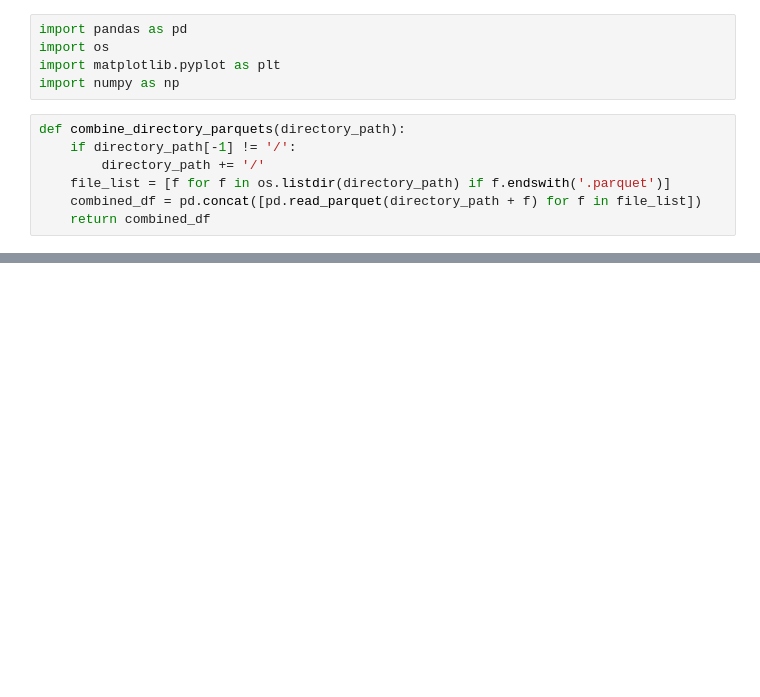
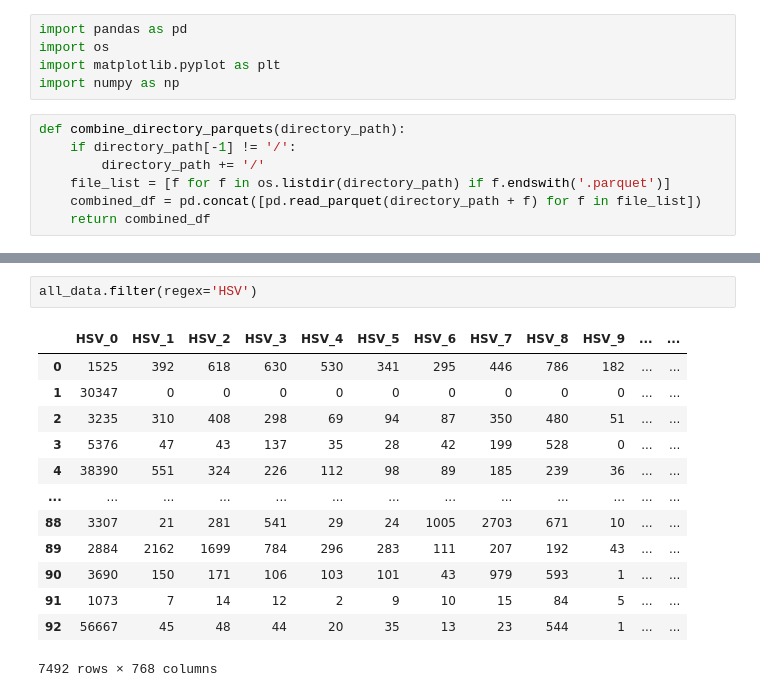
Before and after one commit to ijyliu/computer-vision-project, a Jupyter notebook: Code/Feature Construction/Color Histograms/avg-HSV-plot.ipynb, the cells around one changed output, grey strips where cells are left out. Saved outputs shown, nothing was run; the diff lists cells and outputs as text; blank space fills up the shorter version.

```diff
--- a/Code/Feature Construction/Color Histograms/avg-HSV-plot.ipynb
+++ b/Code/Feature Construction/Color Histograms/avg-HSV-plot.ipynb
@@ -83,0 +38,16 @@ plot_hsv_histograms(hsv_aggregated_data)
+# %%
+all_data.filter(regex='HSV')
+# %% [output]
+|  | HSV_0 | HSV_1 | HSV_2 | HSV_3 | HSV_4 | HSV_5 | HSV_6 | HSV_7 | HSV_8 | HSV_9 | ... | ... |
+| 0 | 1525 | 392 | 618 | 630 | 530 | 341 | 295 | 446 | 786 | 182 | ... | ... |
+| 1 | 30347 | 0 | 0 | 0 | 0 | 0 | 0 | 0 | 0 | 0 | ... | ... |
+| 2 | 3235 | 310 | 408 | 298 | 69 | 94 | 87 | 350 | 480 | 51 | ... | ... |
+| 3 | 5376 | 47 | 43 | 137 | 35 | 28 | 42 | 199 | 528 | 0 | ... | ... |
+| 4 | 38390 | 551 | 324 | 226 | 112 | 98 | 89 | 185 | 239 | 36 | ... | ... |
+| ... | ... | ... | ... | ... | ... | ... | ... | ... | ... | ... | ... | ... |
+| 88 | 3307 | 21 | 281 | 541 | 29 | 24 | 1005 | 2703 | 671 | 10 | ... | ... |
+| 89 | 2884 | 2162 | 1699 | 784 | 296 | 283 | 111 | 207 | 192 | 43 | ... | ... |
+| 90 | 3690 | 150 | 171 | 106 | 103 | 101 | 43 | 979 | 593 | 1 | ... | ... |
+| 91 | 1073 | 7 | 14 | 12 | 2 | 9 | 10 | 15 | 84 | 5 | ... | ... |
+| 92 | 56667 | 45 | 48 | 44 | 20 | 35 | 13 | 23 | 544 | 1 | ... | ... |
+7492 rows × 768 columns
```
Also changed, not shown: parts of 8 cells of this notebook.
